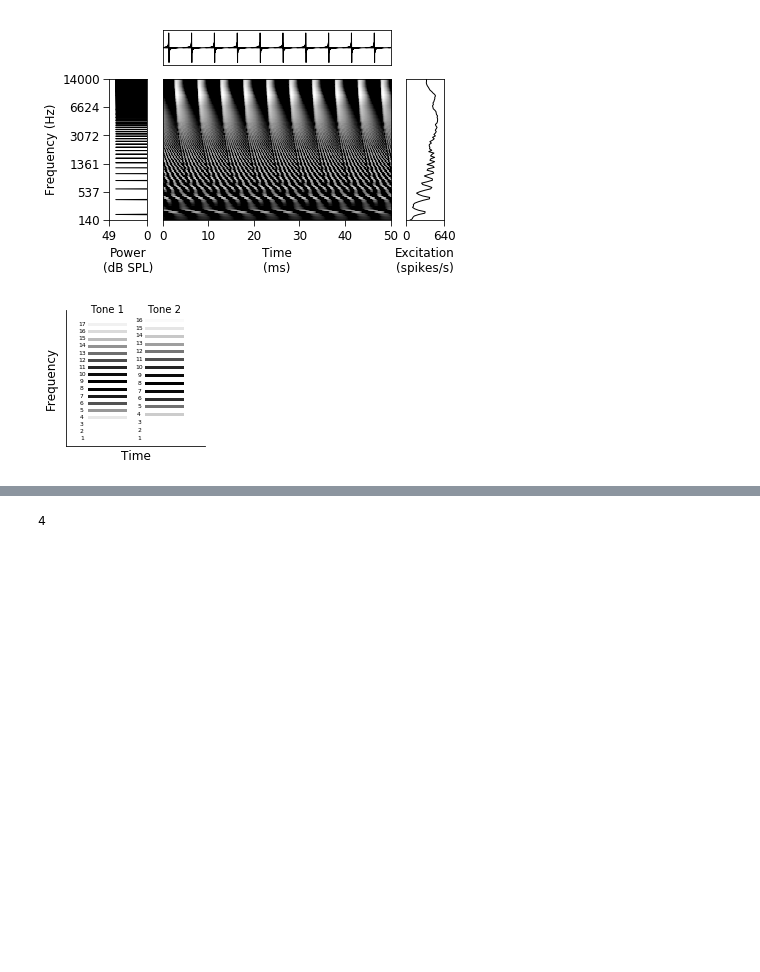
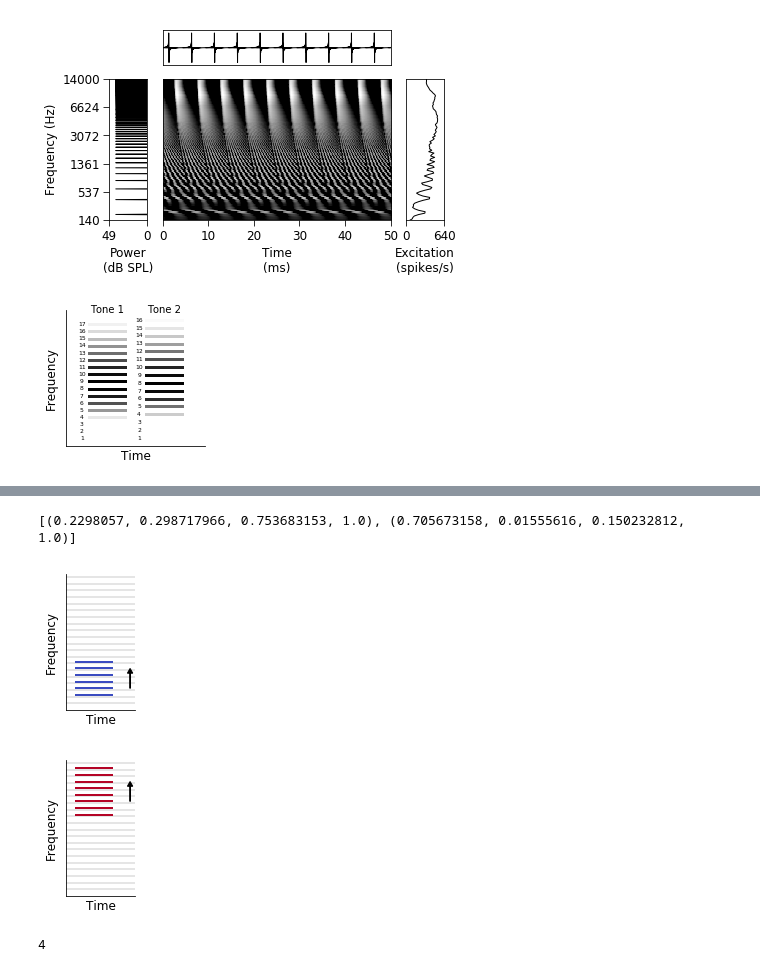
Before and after one commit to msaddler/pitchnet, a Jupyter notebook: notebook_figures_stimuli.ipynb, the cells around one changed output, grey strips where cells are left out. Drawn from its saved outputs; the diff is of its cells as text; code cells hidden in the pictures; blank space fills up the shorter version.

```diff
--- a/notebook_figures_stimuli.ipynb
+++ b/notebook_figures_stimuli.ipynb
@@ -572,58 +573,79 @@ for spectral_envelope_params, c in zip(list_spectral_envelope_params, list_color
     amplitudes = spectral_envelope(frequencies)
     frequencies = frequencies[amplitudes > 0]
 
-    fig, ax = plt.subplots(nrows=1, ncols=1, figsize=(1.0, 2.5))
+    fig, ax = plt.subplots(nrows=1, ncols=1, figsize=(1.25, 2.5))
     times = np.array([0, dur])
     ax = schematic_spectrogram(ax, times, frequencies, colors=c, kwargs_plot_update={'lw':2})
 
-    for f in frequencies:
-        kwargs_arrow = {
-            'x': dur * 1.15,
-            'dx': 0,
-            'dy': f0*f0_shift,
-            'y': f - f0*f0_shift,
-            'width': 0.005,
-            'length_includes_head': False,
-            'head_width': 0.025,
-            'head_length': (f0*f0_shift)/2,
-            'overhang': 0.0,
-            'head_starts_at_zero': False,
-            'fc': 'k',
-            'ec': 'k',
-        }
-        ax.arrow(**kwargs_arrow)
+#     for f in frequencies:
+#         kwargs_arrow = {
+#             'x': dur * 1.15,
+#             'dx': 0,
+#             'dy': f0*f0_shift,
+#             'y': f - f0*f0_shift,
+#             'width': 0.005,
+#             'length_includes_head': False,
+#             'head_width': 0.025,
+#             'head_length': (f0*f0_shift)/2,
+#             'overhang': 0.0,
+#             'head_starts_at_zero': False,
+#             'fc': 'k',
+#             'ec': 'k',
+#         }
+#         ax.arrow(**kwargs_arrow)
+
+    kwargs_arrow = {
+        'x': dur * 1.5,
+        'dx': 0,
+        'dy': f0 * 3,
+        'y': np.mean(frequencies) - f0*1.5,
+        'width': 0.01,
+        'length_includes_head': True,
+        'head_width': 0.15,
+        'head_length': (f0*f0_shift)*3,
+        'overhang': 0.0,
+        'head_starts_at_zero': False,
+        'fc': 'k',
+        'ec': 'k',
+    }
+    ax.arrow(**kwargs_arrow)
+    ax.update_datalim([[kwargs_arrow['x'], kwargs_arrow['y']]])
 
     limits_buffer = 0.2
     [xb, yb, dxb, dyb] = ax.dataLim.bounds
-    limits_x = [xb - limits_buffer * dxb, xb + (1 + limits_buffer) * dxb]
+    limits_x = [xb - limits_buffer * dxb, xb + (1 + limits_buffer/2) * dxb]
 
     ax = util_figures.format_axes(ax,
         str_xlabel='Time',
         str_ylabel='Frequency',
         fontsize_labels=12,
         fontsize_ticks=12,
         fontweight_labels=None,
         xscale='linear',
         yscale='linear',
         xlimits=limits_x,
         ylimits=[0, 20.5*f0],
         xticks=[],
         yticks=np.arange(f0, 20.5*f0, f0),
         xticks_minor=None,
         yticks_minor=None,
         xticklabels=None,
         yticklabels=[],
         spines_to_hide=['right', 'top'],
         major_tick_params_kwargs_update={'length': 0},
         minor_tick_params_kwargs_update={})
 
     ax.grid(linewidth=0.2, color='k')
 
     plt.show()
 
 #     ch = spectral_envelope_params['spectral_envelope_centered_harmonic']
 #     save_fn = os.path.join(save_dir, 'schematic_stimulus_freqshift_spectrogram_{}.pdf'.format(ch))
 #     fig.savefig(save_fn, bbox_inches='tight', transparent=False)
+# %% [output]
+[(0.2298057, 0.298717966, 0.753683153, 1.0), (0.705673158, 0.01555616, 0.150232812, 1.0)]
+[figure, added]
+[figure, added]
 # %%
 sys.path.append('assets_datasets/')
 import stimuli_generate_TransposedTones
```
Also changed, not shown: parts of 1 cell of this notebook.
